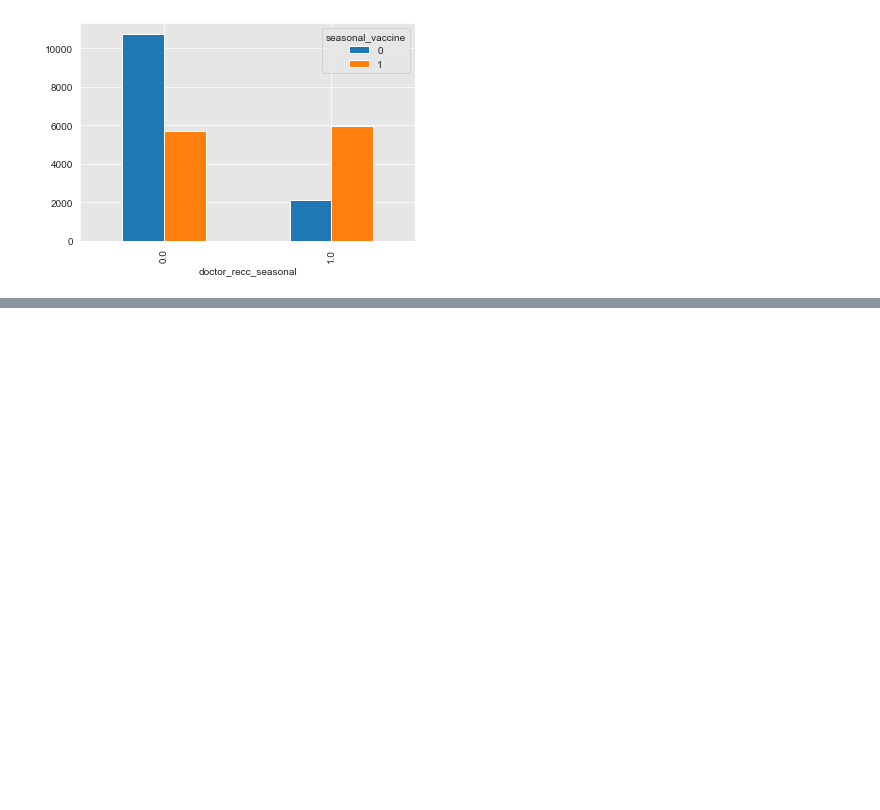
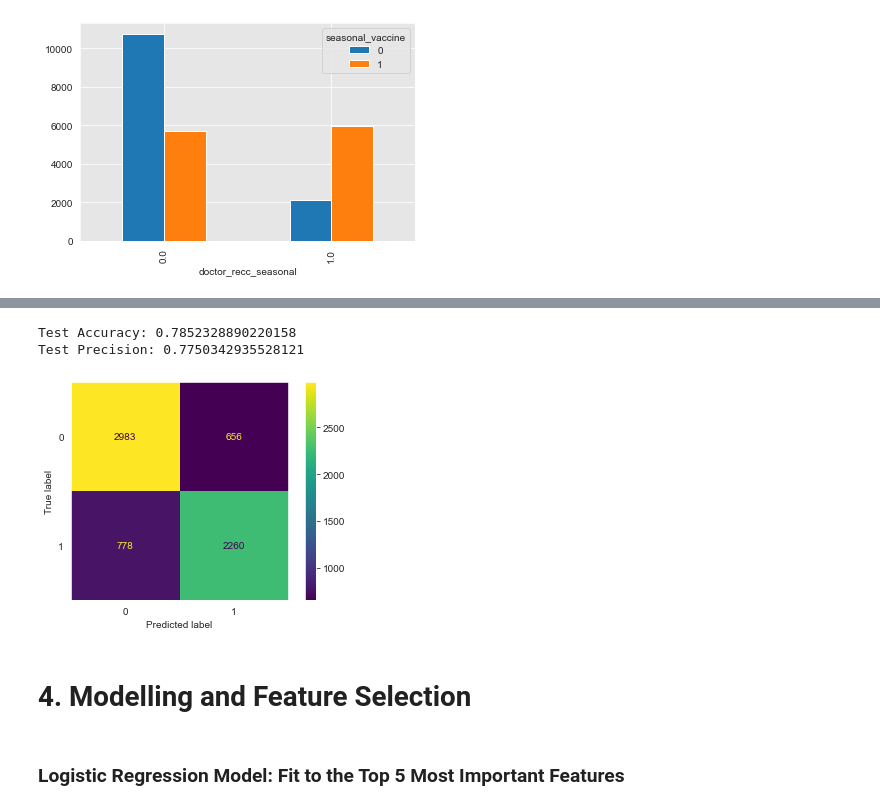
Before and after one commit to rredd002/Flu-Analysis, a Jupyter notebook: notebook.ipynb, the cells around one changed output, grey strips where cells are left out. Cells and saved outputs as stored; diff of their text form; code cells hidden in the pictures; blank space fills up the shorter version.

```diff
--- a/notebook.ipynb
+++ b/notebook.ipynb
@@ -333,0 +303,12 @@ LogisticRegression(random_state=1)
+# %%
+mv_all_features.plot_test_matrix()
+print(f"Test Accuracy: {mv_all_features.test_accuracy}")
+print(f"Test Precision: {mv_all_features.test_precision}")
+# %% [output]
+Test Accuracy: 0.7852328890220158
+Test Precision: 0.7750342935528121
+[figure, added]
+# %% [markdown]
+# 4. Modelling and Feature Selection
+# %% [markdown]
+### Logistic Regression Model: Fit to the Top 5 Most Important Features
```
Also changed, not shown: parts of 55 cells of this notebook.
